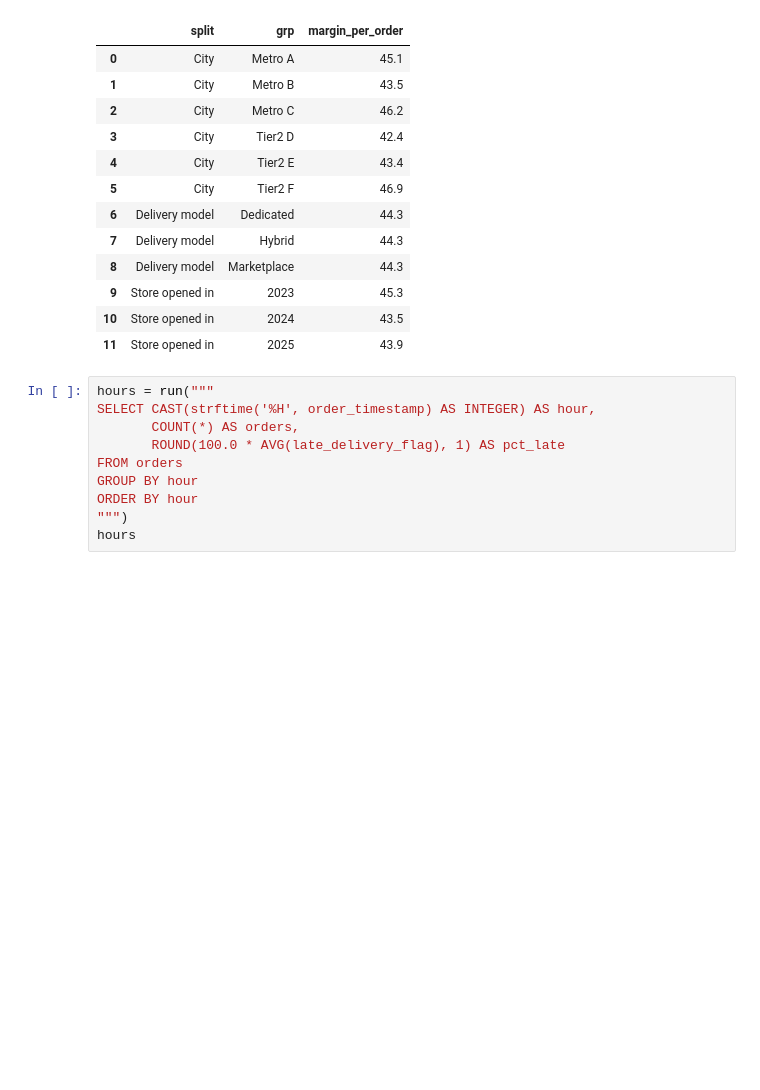
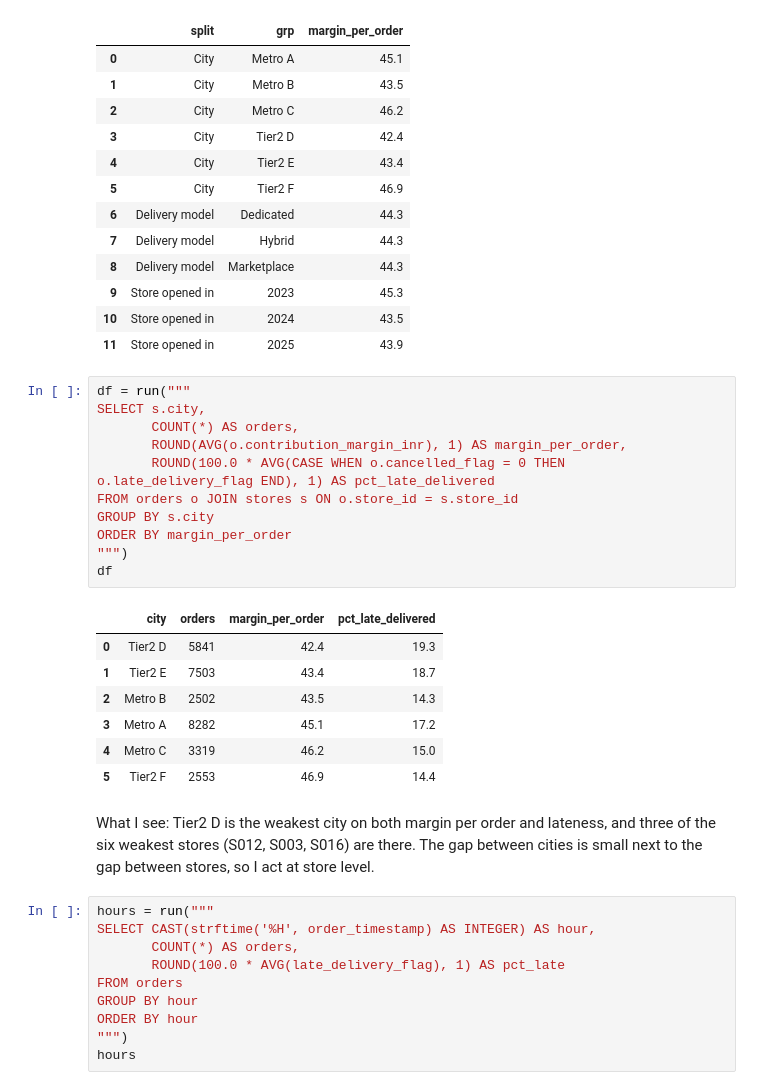
Before and after one commit to Aritra-20/swiftbasket-profitable-growth, a Jupyter notebook: notebooks/swiftbasket_analysis.ipynb, the cells around one changed output. Drawn from its saved outputs; the diff is of its cells as text; blank space fills up the shorter version.

```diff
--- a/notebooks/swiftbasket_analysis.ipynb
+++ b/notebooks/swiftbasket_analysis.ipynb
@@ -789,6 +790,27 @@ df
 | 9 | Store opened in | 2023 | 45.3 |
 | 10 | Store opened in | 2024 | 43.5 |
 | 11 | Store opened in | 2025 | 43.9 |
+# %%
+df = run("""
+SELECT s.city,
+       COUNT(*) AS orders,
+       ROUND(AVG(o.contribution_margin_inr), 1) AS margin_per_order,
+       ROUND(100.0 * AVG(CASE WHEN o.cancelled_flag = 0 THEN o.late_delivery_flag END), 1) AS pct_late_delivered
+FROM orders o JOIN stores s ON o.store_id = s.store_id
+GROUP BY s.city
+ORDER BY margin_per_order
+""")
+df
+# %% [output]
+|  | city | orders | margin_per_order | pct_late_delivered |
+| 0 | Tier2 D | 5841 | 42.4 | 19.3 |
+| 1 | Tier2 E | 7503 | 43.4 | 18.7 |
+| 2 | Metro B | 2502 | 43.5 | 14.3 |
+| 3 | Metro A | 8282 | 45.1 | 17.2 |
+| 4 | Metro C | 3319 | 46.2 | 15.0 |
+| 5 | Tier2 F | 2553 | 46.9 | 14.4 |
+# %% [markdown]
+What I see: Tier2 D is the weakest city on both margin per order and lateness, and three of the six weakest stores (S012, S003, S016) are there. The gap between cities is small next to the gap between stores, so I act at store level.
 # %%
 hours = run("""
 SELECT CAST(strftime('%H', order_timestamp) AS INTEGER) AS hour,
```
Also changed, not shown: parts of 5 cells of this notebook, 4 other files.
